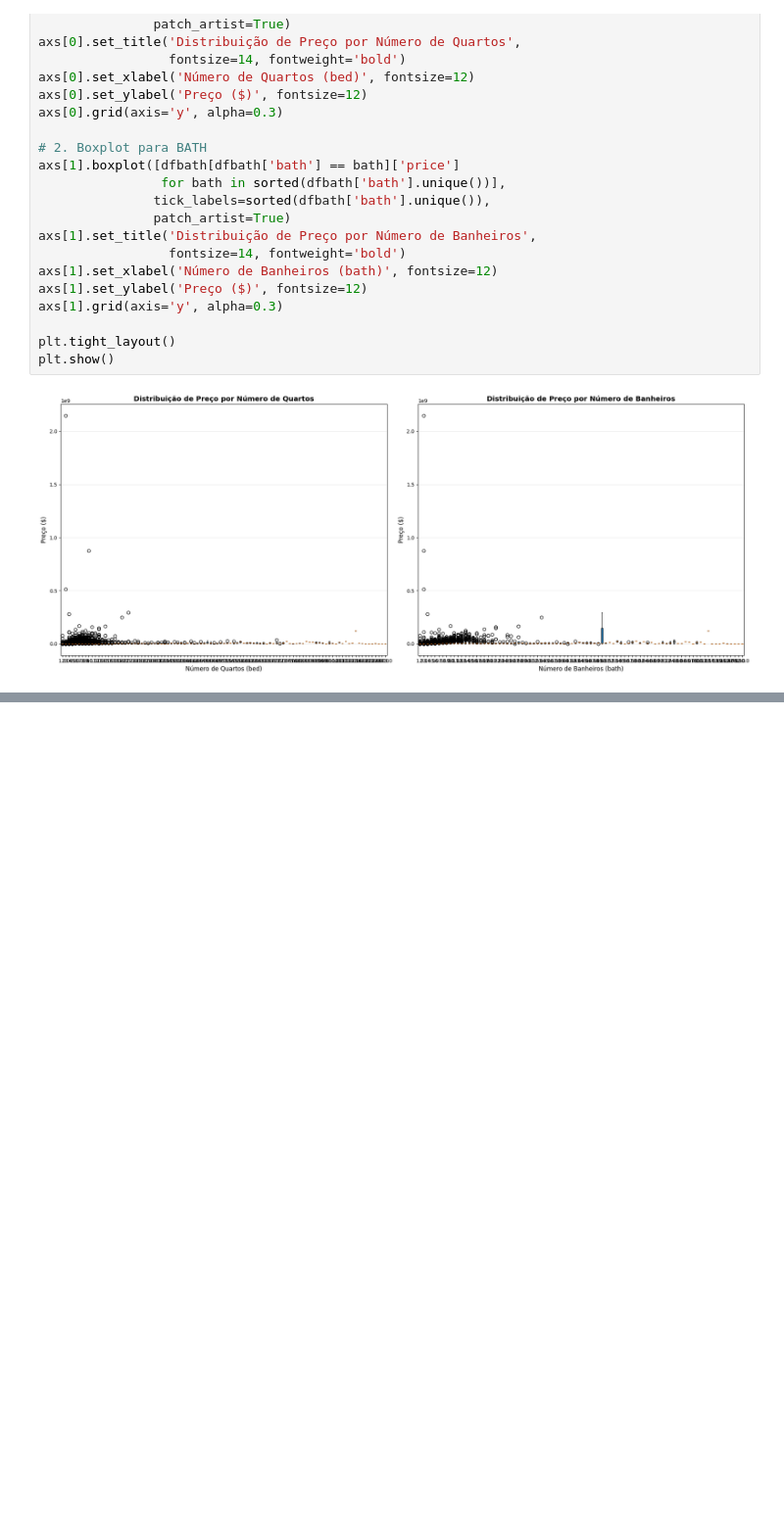
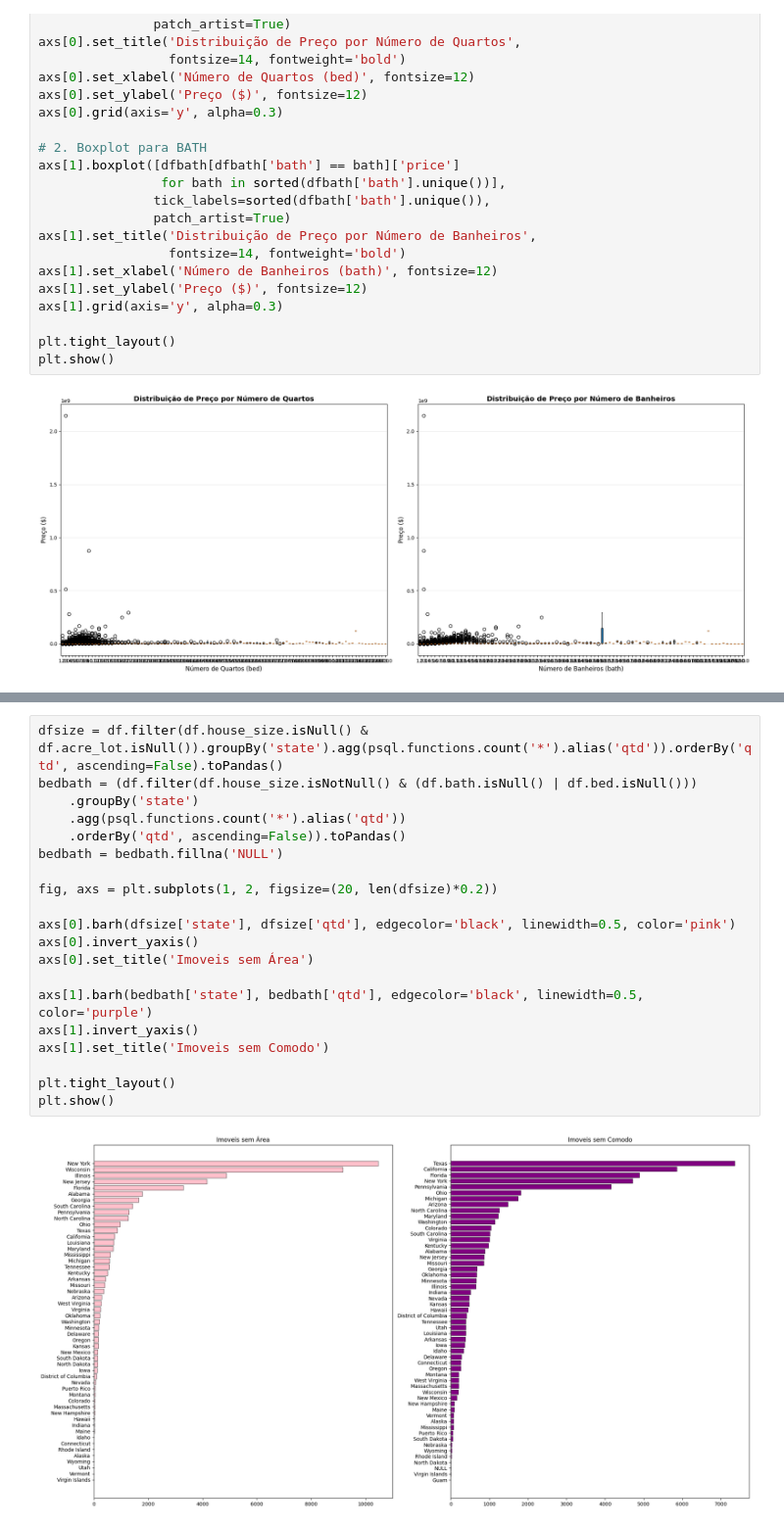
Before and after one commit to leopadre/real-estate-etl-vizualization, a Jupyter notebook: Data Layer/raw/analytcs.ipynb, the cells around one changed output, grey strips where cells are left out. Shown at 98% size. Cells and saved outputs as stored; diff of their text form; blank space fills up the shorter version.

```diff
--- a/Data Layer/raw/analytcs.ipynb
+++ b/Data Layer/raw/analytcs.ipynb
@@ -473,0 +488,22 @@ plt.show()
+# %%
+dfsize = df.filter(df.house_size.isNull() & df.acre_lot.isNull()).groupBy('state').agg(psql.functions.count('*').alias('qtd')).orderBy('qtd', ascending=False).toPandas()
+bedbath = (df.filter(df.house_size.isNotNull() & (df.bath.isNull() | df.bed.isNull()))
+    .groupBy('state')
+    .agg(psql.functions.count('*').alias('qtd'))
+    .orderBy('qtd', ascending=False)).toPandas()
+bedbath = bedbath.fillna('NULL')
+
+fig, axs = plt.subplots(1, 2, figsize=(20, len(dfsize)*0.2))
+
+axs[0].barh(dfsize['state'], dfsize['qtd'], edgecolor='black', linewidth=0.5, color='pink')
+axs[0].invert_yaxis()
+axs[0].set_title('Imoveis sem Área')
+
+axs[1].barh(bedbath['state'], bedbath['qtd'], edgecolor='black', linewidth=0.5, color='purple')
+axs[1].invert_yaxis()
+axs[1].set_title('Imoveis sem Comodo')
+
+plt.tight_layout()
+plt.show()
+# %% [output]
+[figure, added]
```
Also changed, not shown: parts of 8 cells of this notebook.
